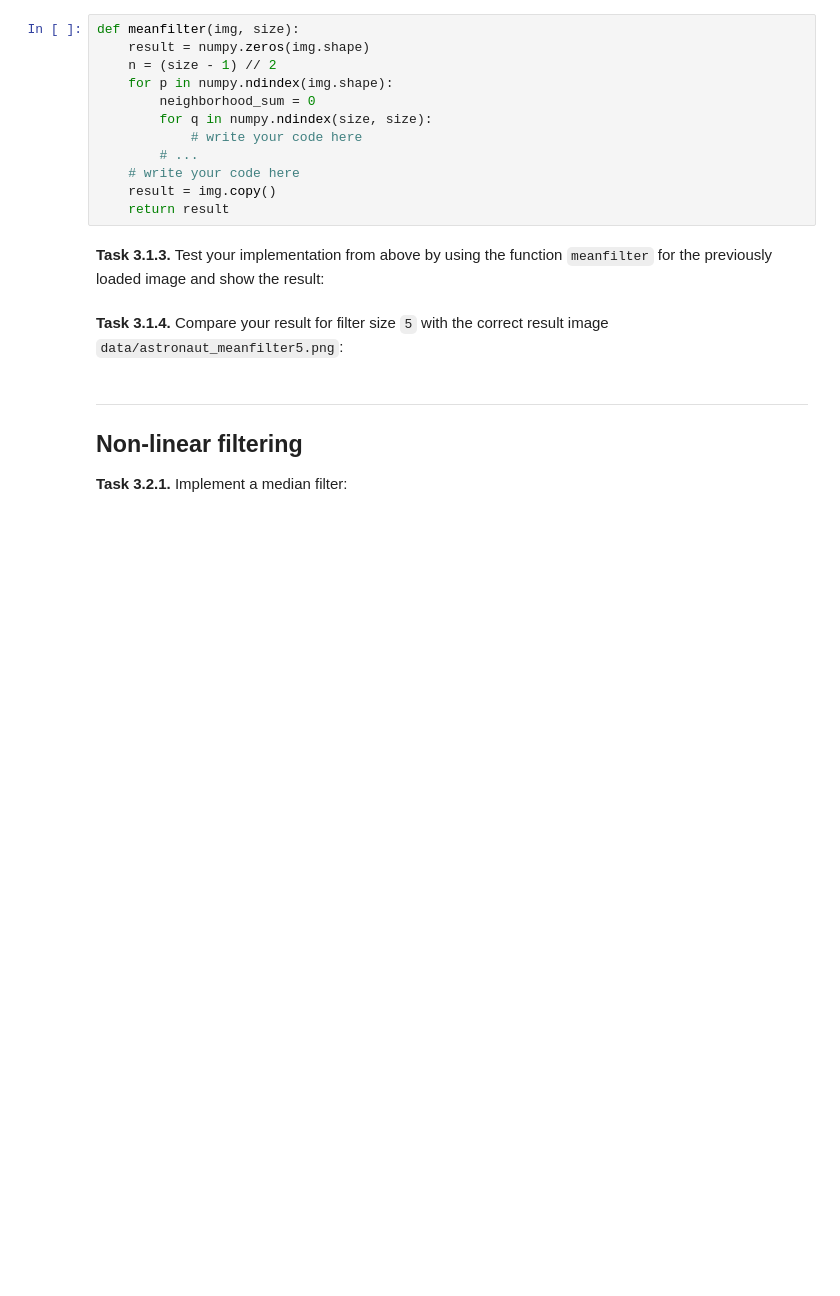
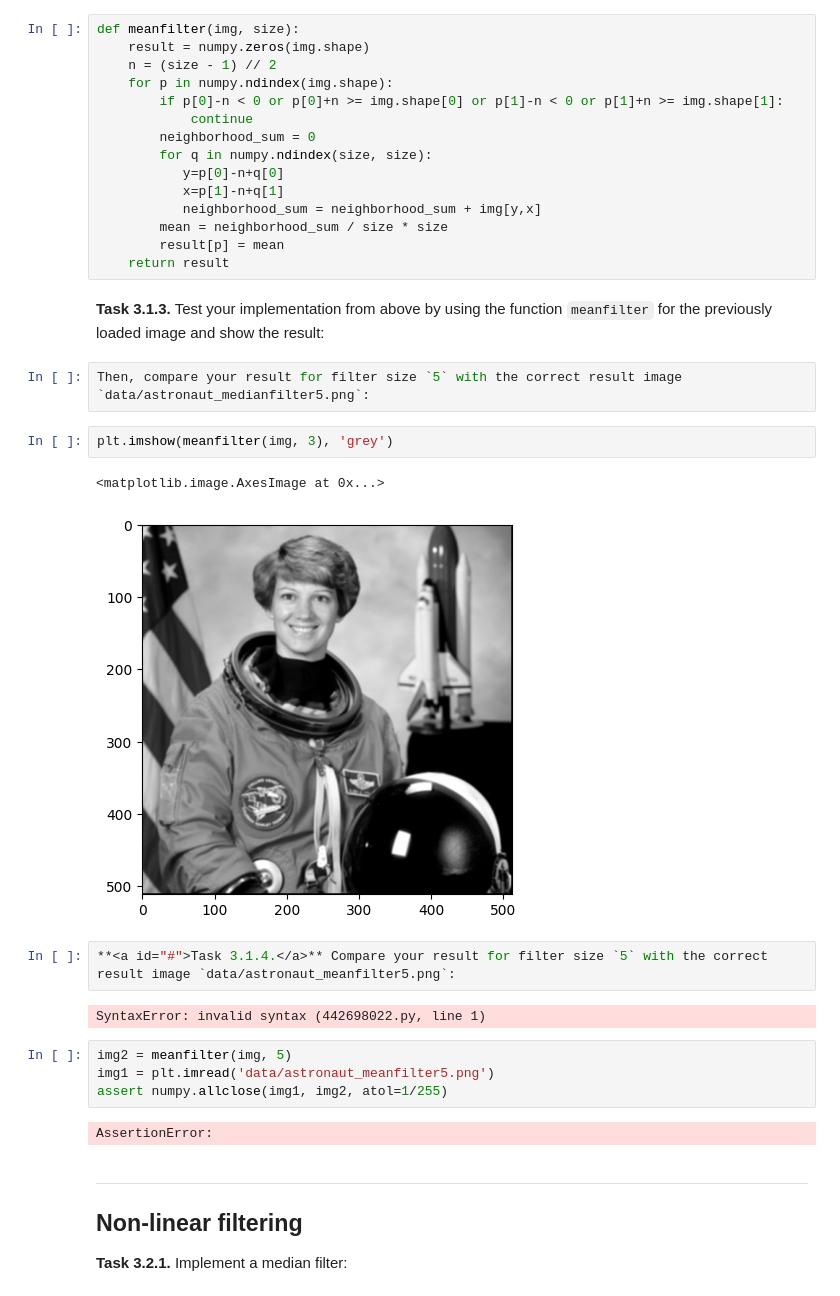
Before and after one commit to lilli189/mobi-fs3-python, a Jupyter notebook: task3.ipynb, the cells around one changed output. Saved outputs shown, nothing was run; the diff lists cells and outputs as text; blank space fills up the shorter version.

Commit message:
Finish task 3.1

```diff
--- a/task3.ipynb
+++ b/task3.ipynb
@@ -22,17 +22,35 @@ def meanfilter(img, size):
     result = numpy.zeros(img.shape)
     n = (size - 1) // 2
     for p in numpy.ndindex(img.shape):
+        if p[0]-n < 0 or p[0]+n >= img.shape[0] or p[1]-n < 0 or p[1]+n >= img.shape[1]:
+            continue
         neighborhood_sum = 0
         for q in numpy.ndindex(size, size):
-            # write your code here
-        # ...
-    # write your code here
-    result = img.copy()
+           y=p[0]-n+q[0]
+           x=p[1]-n+q[1]
+           neighborhood_sum = neighborhood_sum + img[y,x]
+        mean = neighborhood_sum / size * size
+        result[p] = mean
     return result
 # %% [markdown]
 **<a id="#">Task 3.1.3.</a>** Test your implementation from above by using the function `meanfilter` for the previously loaded image and show the result:
-# %% [markdown]
-**<a id="#">Task 3.1.4.</a>** Compare your result for filter size `5` with the correct result image `data/astronaut_meanfilter5.png`:
+# %%
+Then, compare your result for filter size `5` with the correct result image `data/astronaut_medianfilter5.png`:
+# %%
+plt.imshow(meanfilter(img, 3), 'grey')
+# %% [output]
+<matplotlib.image.AxesImage at 0x...>
+[figure, added]
+# %%
+**<a id="#">Task 3.1.4.</a>** Compare your result for filter size `5` with the correct result image `data/astronaut_meanfilter5.png`:
+# %% [output]
+SyntaxError: invalid syntax (442698022.py, line 1)
+# %%
+img2 = meanfilter(img, 5)
+img1 = plt.imread('data/astronaut_meanfilter5.png')
+assert numpy.allclose(img1, img2, atol=1/255)
+# %% [output]
+AssertionError:
 # %% [markdown]
 ---
 
```
Also changed, not shown: parts of 4 cells of this notebook, 1 other file.
